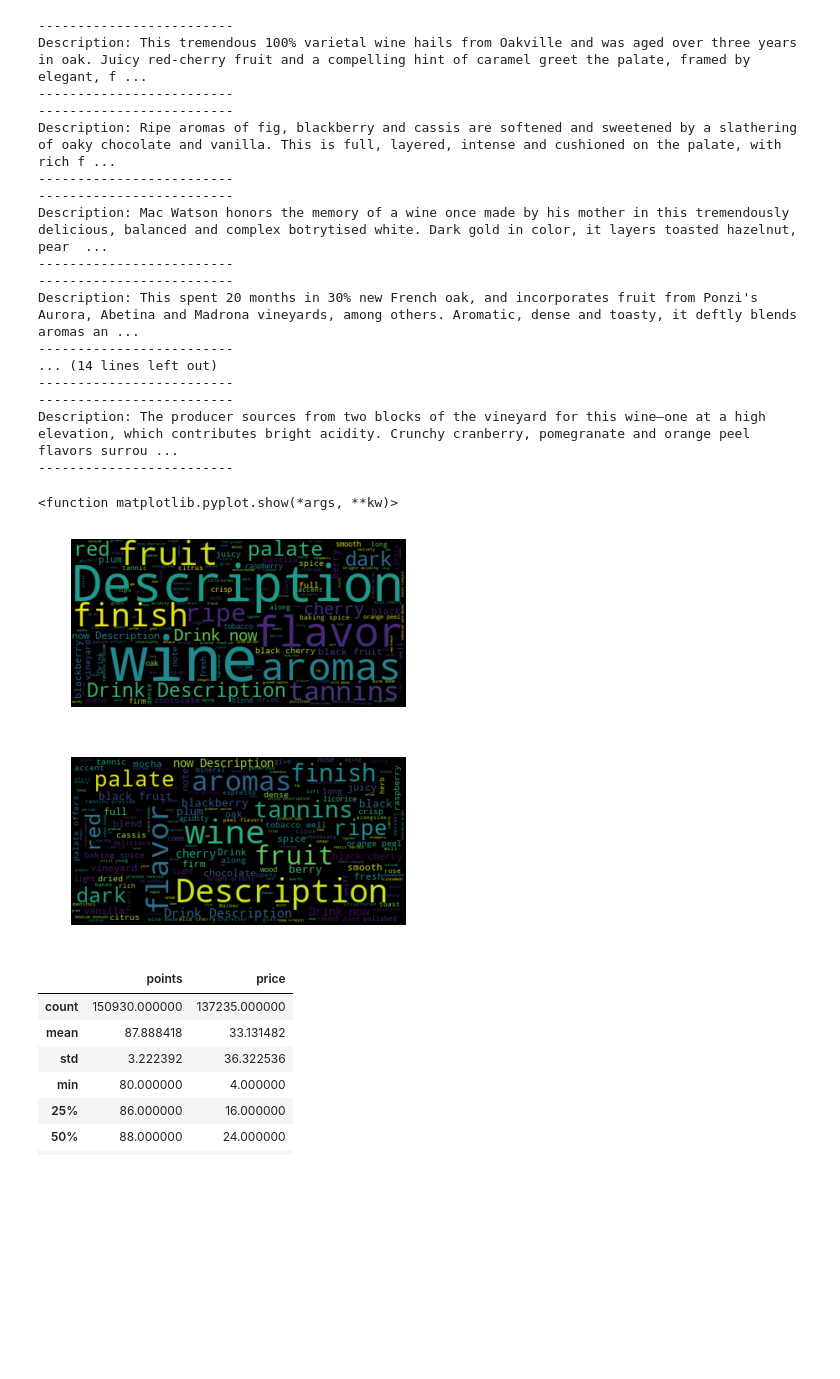
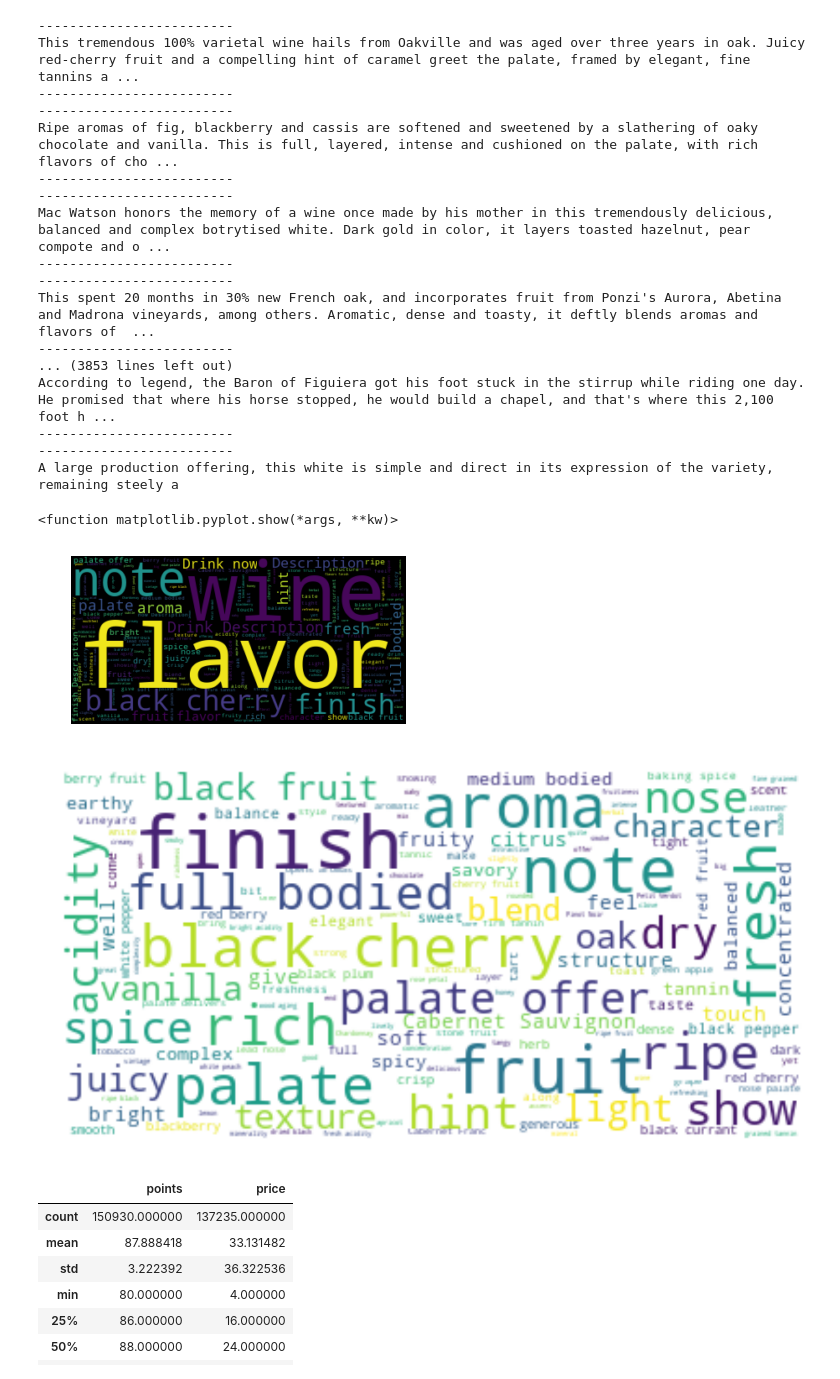
Before and after one commit to sckelso88/Wine-Reccomender, a Jupyter notebook: Plots.ipynb, the cells around one changed output. Saved outputs shown, nothing was run; the diff lists cells and outputs as text; code cells hidden in the pictures; blank space fills up the shorter version.

```diff
--- a/Plots.ipynb
+++ b/Plots.ipynb
@@ -18,13 +18,13 @@ df.head()
 | 4 | France | This is the top wine from La Bégu... | La Brûlade | 95 | 66.0 | Provence | Bandol | NaN | Provence red blend | Domaine de la Bégude |
 # %%
 # Print the results and export the data to our text file
-for item in df["description"].values[:10]:
+for item in df["description"].values[:5000]:
     with open(file_to_output, "a") as txt_file:
 
         description = (
 #         f"\n\nDescription\n"
            f"-------------------------\n"
-           f"Description: {item}\n"
+           f"{item}\n"
            f"-------------------------\n")
         print(description, end="")
 
@@ -32,44 +32,49 @@ for item in df["description"].values[:10]:
         txt_file.write(description)
 # %% [output]
 -------------------------
-Description: This tremendous 100% varietal wine hails from Oakville and was aged over three years in oak. Juicy red-cherry fruit and a compelling hint of caramel greet the palate, framed by elegant, f ...
+This tremendous 100% varietal wine hails from Oakville and was aged over three years in oak. Juicy red-cherry fruit and a compelling hint of caramel greet the palate, framed by elegant, fine tannins a ...
 -------------------------
 -------------------------
-Description: Ripe aromas of fig, blackberry and cassis are softened and sweetened by a slathering of oaky chocolate and vanilla. This is full, layered, intense and cushioned on the palate, with rich f ...
+Ripe aromas of fig, blackberry and cassis are softened and sweetened by a slathering of oaky chocolate and vanilla. This is full, layered, intense and cushioned on the palate, with rich flavors of cho ...
 -------------------------
 -------------------------
-Description: Mac Watson honors the memory of a wine once made by his mother in this tremendously delicious, balanced and complex botrytised white. Dark gold in color, it layers toasted hazelnut, pear  ...
+Mac Watson honors the memory of a wine once made by his mother in this tremendously delicious, balanced and complex botrytised white. Dark gold in color, it layers toasted hazelnut, pear compote and o ...
 -------------------------
 -------------------------
-Description: This spent 20 months in 30% new French oak, and incorporates fruit from Ponzi's Aurora, Abetina and Madrona vineyards, among others. Aromatic, dense and toasty, it deftly blends aromas an ...
+This spent 20 months in 30% new French oak, and incorporates fruit from Ponzi's Aurora, Abetina and Madrona vineyards, among others. Aromatic, dense and toasty, it deftly blends aromas and flavors of  ...
 -------------------------
-... (14 lines left out)
+... (3853 lines left out)
+According to legend, the Baron of Figuiera got his foot stuck in the stirrup while riding one day. He promised that where his horse stopped, he would build a chapel, and that's where this 2,100 foot h ...
 -------------------------
 -------------------------
-Description: The producer sources from two blocks of the vineyard for this wine—one at a high elevation, which contributes bright acidity. Crunchy cranberry, pomegranate and orange peel flavors surrou ...
--------------------------
+A large production offering, this white is simple and direct in its expression of the variety, remaining steely a
 # %%
 import os
 from os import path
-from wordcloud import WordCloud
+from PIL import Image
+from wordcloud import WordCloud, STOPWORDS
 
 text = open(path.join('wine_data.txt')).read()
+
+stopwords = set(STOPWORDS)
+stopwords.update(["drink", "now", "wine", "flavor", "flavors", "description"])
 
 wordcloud = WordCloud().generate(text)
 
 import matplotlib.pyplot as plt
 plt.imshow(wordcloud, interpolation = 'bilinear')
 plt.axis("off")
 
-wordcloud = WordCloud(max_font_size = 40).generate(text)
-plt.figure()
+wordcloud = WordCloud(background_color = 'white', stopwords=stopwords, max_font_size = 40, max_words =150).generate(text)
+plt.figure(figsize = [20,10])
 plt.imshow(wordcloud, interpolation = "bilinear")
 plt.axis("off")
+plt.savefig('wordcloud.png')
 plt.show
 # %% [output]
 <function matplotlib.pyplot.show(*args, **kw)>
-[figure, old version]
+[figure, new version]
-[figure, old version]
+[figure, new version]
 # %%
 df.describe()
 # %% [output]
```
